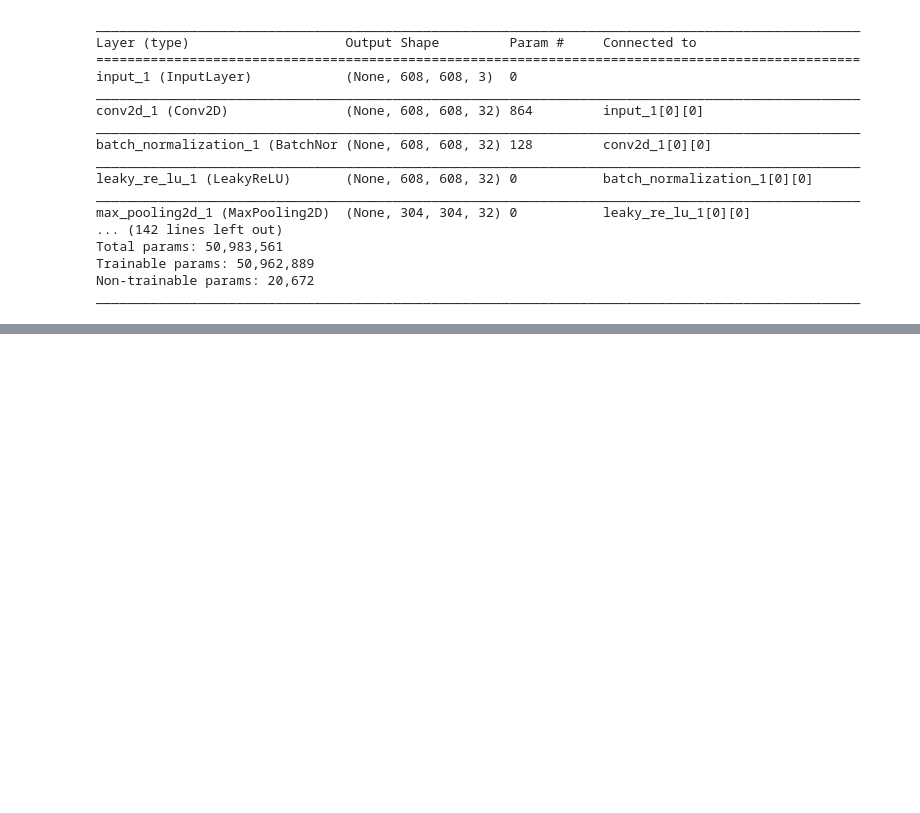
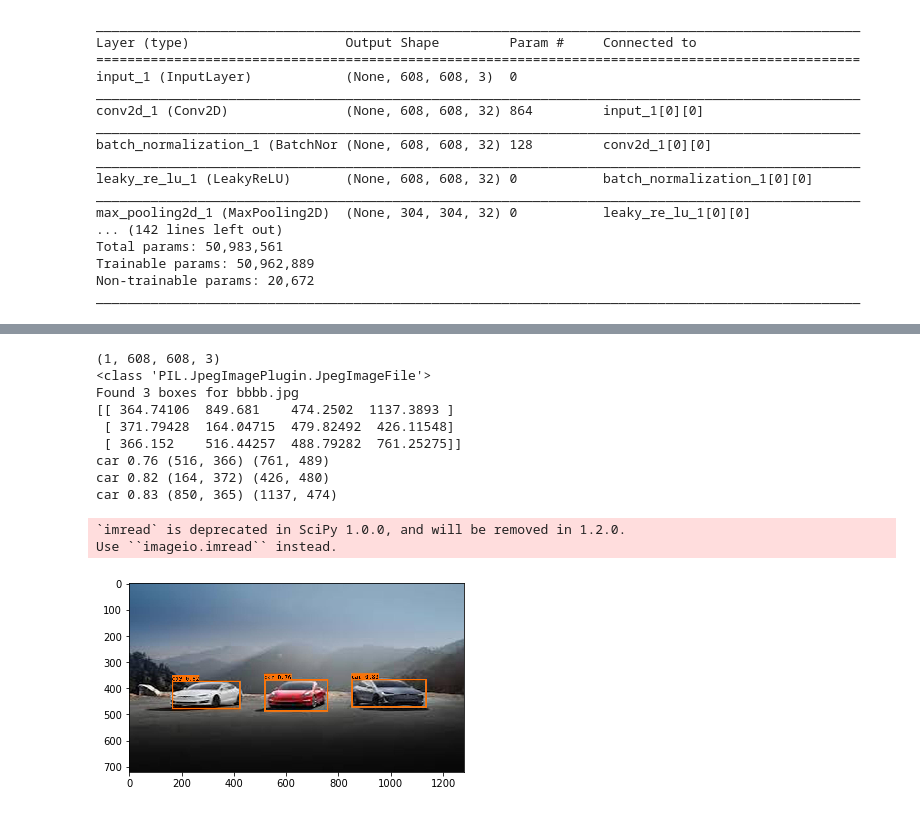
Before and after one commit to shivampip/BasicObjectDetection, a Jupyter notebook: ShivYOLO.ipynb, the cells around one changed output, grey strips where cells are left out. Saved outputs shown, nothing was run; the diff lists cells and outputs as text; code cells hidden in the pictures; blank space fills up the shorter version.

```diff
--- a/ShivYOLO.ipynb
+++ b/ShivYOLO.ipynb
@@ -321,0 +351,15 @@ Use ``imageio.imread`` instead.
+# %%
+out_scores, out_boxes, out_classes = predict(sess, "bbbb.jpg")
+# %% [output]
+(1, 608, 608, 3)
+<class 'PIL.JpegImagePlugin.JpegImageFile'>
+Found 3 boxes for bbbb.jpg
+[[ 364.74106  849.681    474.2502  1137.3893 ]
+ [ 371.79428  164.04715  479.82492  426.11548]
+ [ 366.152    516.44257  488.79282  761.25275]]
+car 0.76 (516, 366) (761, 489)
+car 0.82 (164, 372) (426, 480)
+car 0.83 (850, 365) (1137, 474)
+`imread` is deprecated in SciPy 1.0.0, and will be removed in 1.2.0.
+Use ``imageio.imread`` instead.
+[figure, added]
```
Also changed, not shown: parts of 3 cells of this notebook, 5 other files.
